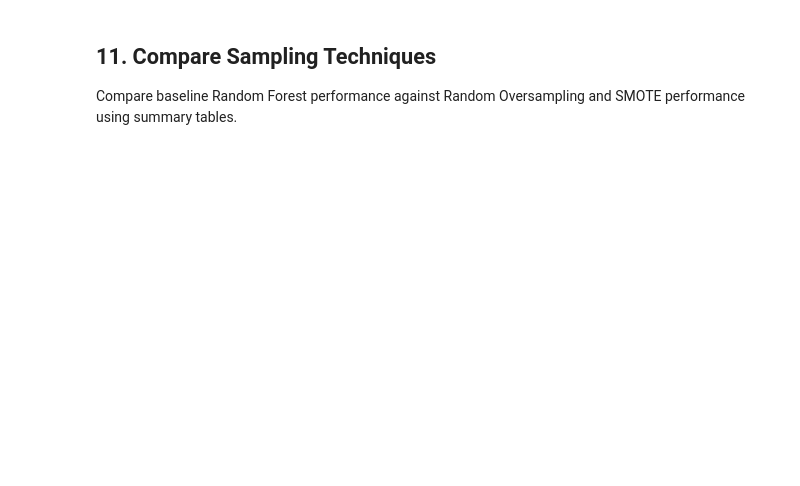
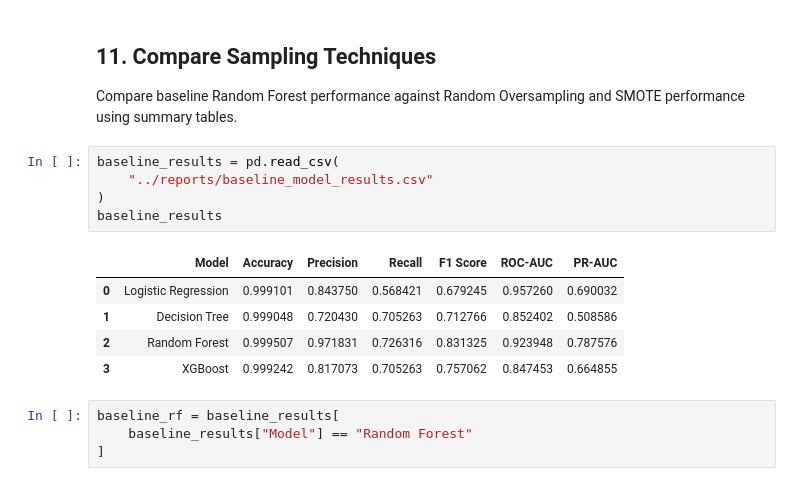
Before and after one commit to Anujjadaun97/Fraud-Detection, a Jupyter notebook: notebooks/06_Imbalanced_Learning.ipynb, the cells around one changed output. Cells and saved outputs as stored; diff of their text form; blank space fills up the shorter version.

```diff
--- a/notebooks/06_Imbalanced_Learning.ipynb
+++ b/notebooks/06_Imbalanced_Learning.ipynb
@@ -46,3 +261,18 @@ Evaluate the SMOTE-trained Random Forest model on the test dataset across key ev
 ## 11. Compare Sampling Techniques
 
 Compare baseline Random Forest performance against Random Oversampling and SMOTE performance using summary tables.
+# %%
+baseline_results = pd.read_csv(
+    "../reports/baseline_model_results.csv"
+)
+baseline_results
+# %% [output]
+|  | Model | Accuracy | Precision | Recall | F1 Score | ROC-AUC | PR-AUC |
+| 0 | Logistic Regression | 0.999101 | 0.843750 | 0.568421 | 0.679245 | 0.957260 | 0.690032 |
+| 1 | Decision Tree | 0.999048 | 0.720430 | 0.705263 | 0.712766 | 0.852402 | 0.508586 |
+| 2 | Random Forest | 0.999507 | 0.971831 | 0.726316 | 0.831325 | 0.923948 | 0.787576 |
+| 3 | XGBoost | 0.999242 | 0.817073 | 0.705263 | 0.757062 | 0.847453 | 0.664855 |
+# %%
+baseline_rf = baseline_results[
+    baseline_results["Model"] == "Random Forest"
+]
```
Also changed, not shown: parts of 36 cells of this notebook, 1 other file.
